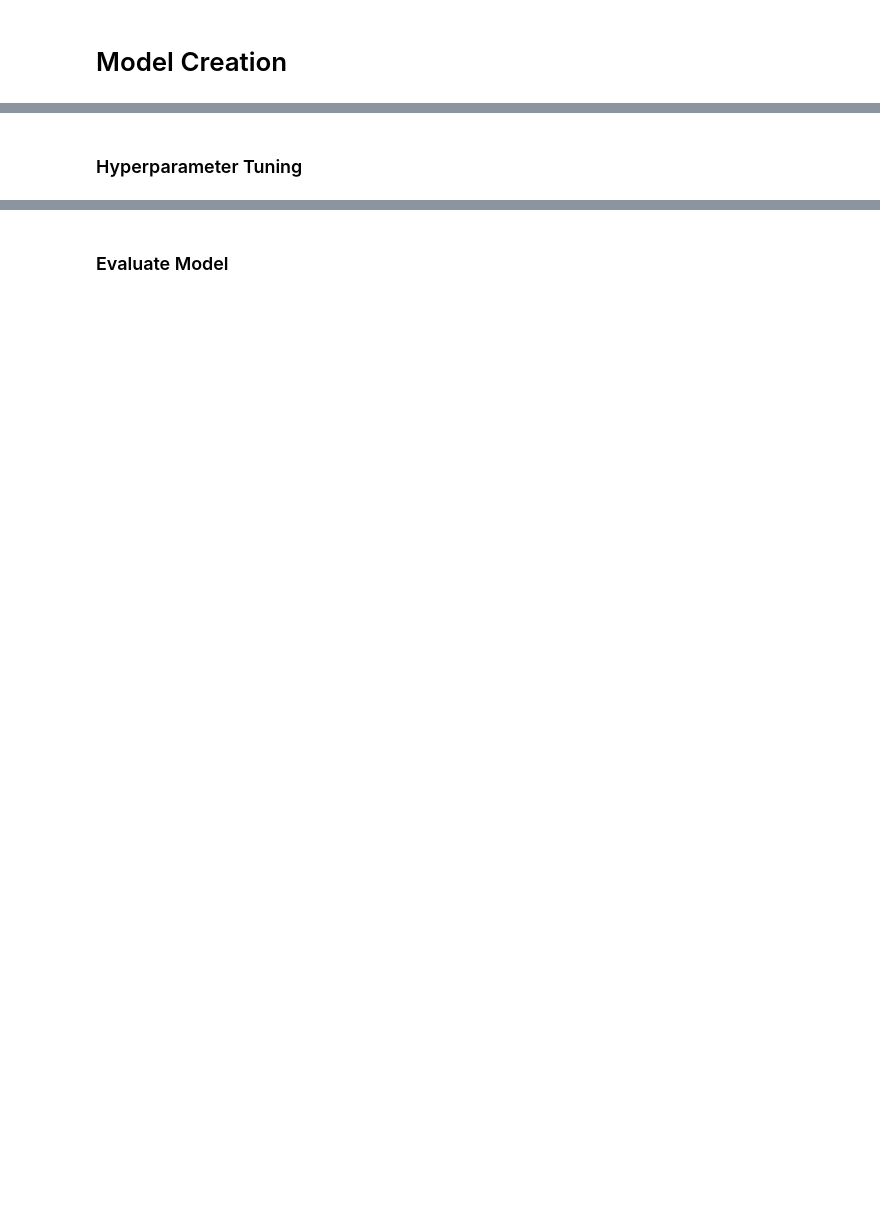
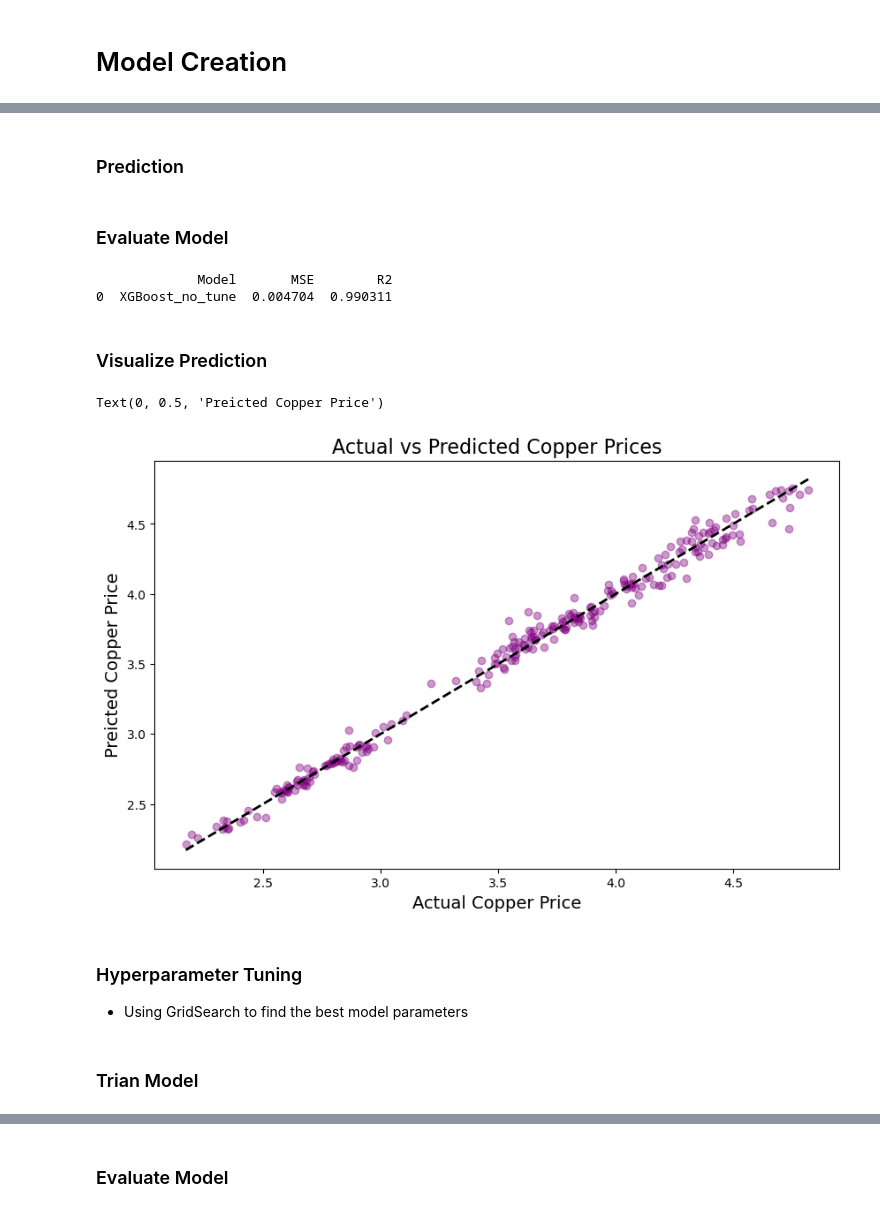
Before and after one commit to cleav84/Relationships-to-Copper, a Jupyter notebook: main.ipynb, the cells around one changed output, grey strips where cells are left out. Saved outputs shown, nothing was run; the diff lists cells and outputs as text; code cells hidden in the pictures; blank space fills up the shorter version.

Commit message:
Model build,predict, tune, evaluate & added test dataset

```diff
--- a/main.ipynb
+++ b/main.ipynb
@@ -301,0 +300,3 @@ df.info()'''
+# %%
+xg_reg = xgb.XGBRegressor()
+xg_reg.fit(X_train, y_train)
@@ -301,0 +315,6 @@ df.info()'''
+# %% [markdown]
+### Prediction
+# %%
+y_pred = xg_reg.predict(X_test)
+# %% [markdown]
+### Evaluate Model
@@ -302,2 +326,31 @@ df.info()'''
+# %%
+eval_results_df = pd.DataFrame(columns=['Model', 'MSE', 'R2'])
+def save_results(model, mse, r2, df):
+    # Create a dictiontary with the resulting scores and add to Dataframe
+    eval_results = {
+        'Model': model,
+        'MSE': mse,
+        'R2': r2
+    }
+    df = pd.concat([df, pd.DataFrame([eval_results])], ignore_index=True)
+    return df
+eval_results_df = save_results('XGBoost_no_tune', mse, r2, eval_results_df)
+print(eval_results_df)
+# %% [output]
+             Model       MSE        R2
+0  XGBoost_no_tune  0.004704  0.990311
+# %% [markdown]
+### Visualize Prediction
+# %%
+plt.figure(figsize=(10, 6))
+plt.scatter(y_test, y_pred, color='purple', alpha=0.4)
+plt.plot([y_test.min(), y_test.max()], [y_test.min(), y_test.max()], 'k--', lw=2)
+plt.title('Actual vs Predicted Copper Prices', fontsize=16)
+plt.xlabel('Actual Copper Price', fontsize=14)
+plt.ylabel('Predicted Copper Price', fontsize=14)
+# %% [output]
+Text(0, 0.5, 'Preicted Copper Price')
+[figure, added]
 # %% [markdown]
 ### Hyperparameter Tuning
+* Using GridSearch to find the best model parameters
@@ -303,0 +378,2 @@ df.info()'''
+# %% [markdown]
+### Trian Model
```
Also changed, not shown: parts of 26 cells of this notebook, 1 other file.
